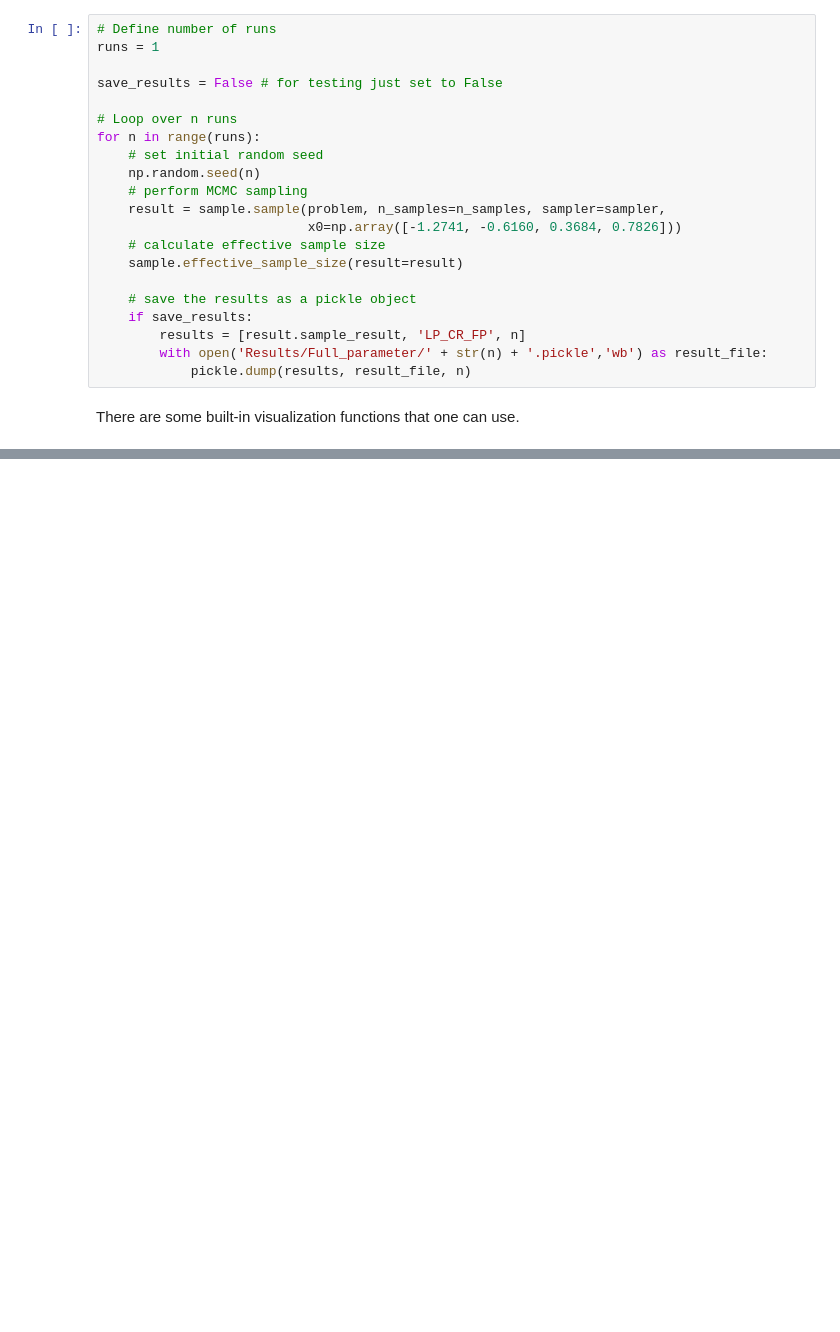
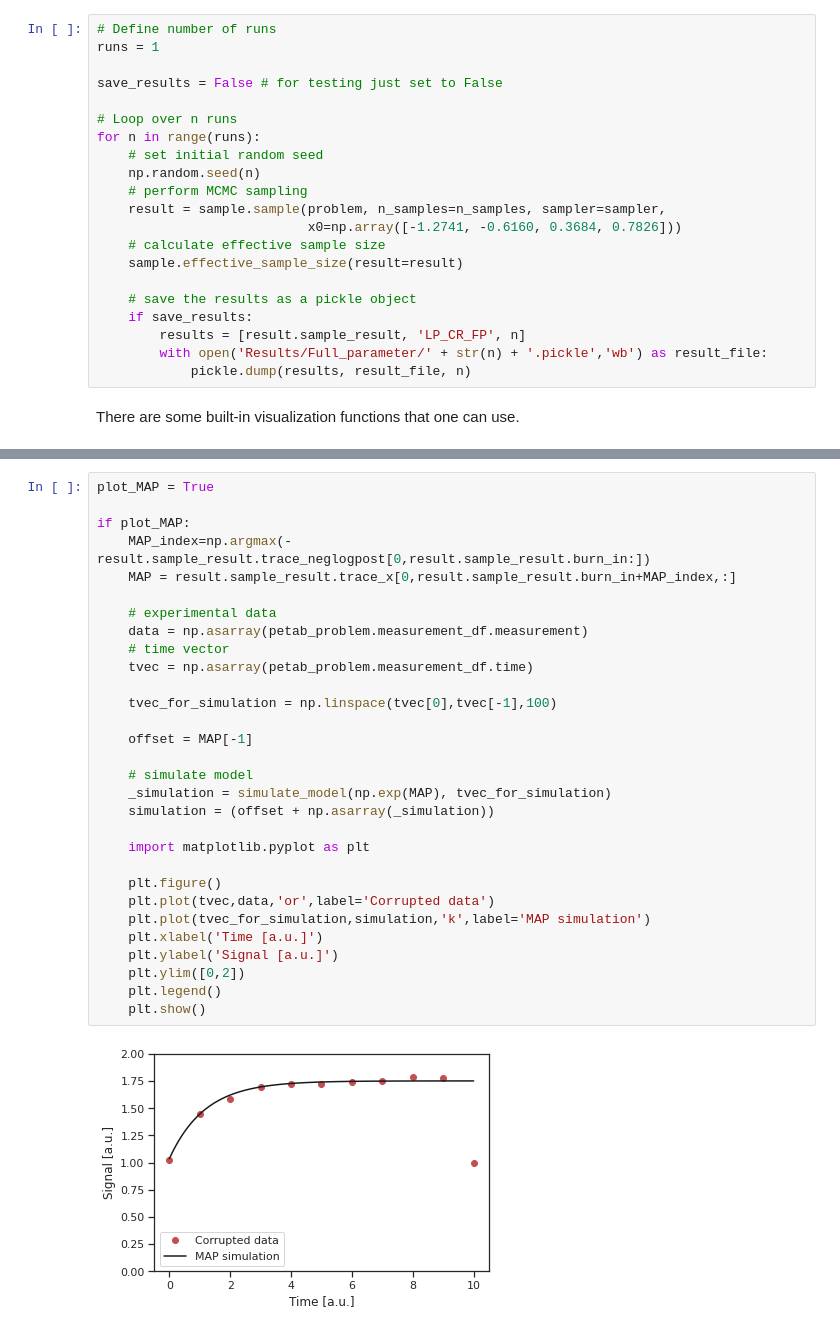
Before and after one commit to feddersmichael/Bachelor-Thesis-Marginal-Sampling, a Jupyter notebook: Sampling/Laplacian_noise/Conversion_Reaction_model/Laplacian_noise-Conversion_Reaction-Full_parameter.ipynb, the cells around one changed output, grey strips where cells are left out. Saved outputs shown, nothing was run; the diff lists cells and outputs as text; blank space fills up the shorter version.

```diff
--- a/Sampling/Laplacian_noise/Conversion_Reaction_model/Laplacian_noise-Conversion_Reaction-Full_parameter.ipynb
+++ b/Sampling/Laplacian_noise/Conversion_Reaction_model/Laplacian_noise-Conversion_Reaction-Full_parameter.ipynb
@@ -154,0 +155,32 @@ ax = visualize.sampling_1d_marginals(result, size=(12,5))
+# %%
+plot_MAP = True
+
+if plot_MAP:
+    MAP_index=np.argmax(-result.sample_result.trace_neglogpost[0,result.sample_result.burn_in:])
+    MAP = result.sample_result.trace_x[0,result.sample_result.burn_in+MAP_index,:]
+
+    # experimental data
+    data = np.asarray(petab_problem.measurement_df.measurement)
+    # time vector
+    tvec = np.asarray(petab_problem.measurement_df.time)
+
+    tvec_for_simulation = np.linspace(tvec[0],tvec[-1],100)
+
+    offset = MAP[-1]
+
+    # simulate model
+    _simulation = simulate_model(np.exp(MAP), tvec_for_simulation)
+    simulation = (offset + np.asarray(_simulation))
+
+    import matplotlib.pyplot as plt
+
+    plt.figure()
+    plt.plot(tvec,data,'or',label='Corrupted data')
+    plt.plot(tvec_for_simulation,simulation,'k',label='MAP simulation')
+    plt.xlabel('Time [a.u.]')
+    plt.ylabel('Signal [a.u.]')
+    plt.ylim([0,2])
+    plt.legend()
+    plt.show()
+# %% [output]
+[figure, added]
```
Also changed, not shown: parts of 3 cells of this notebook, 1 other file.
